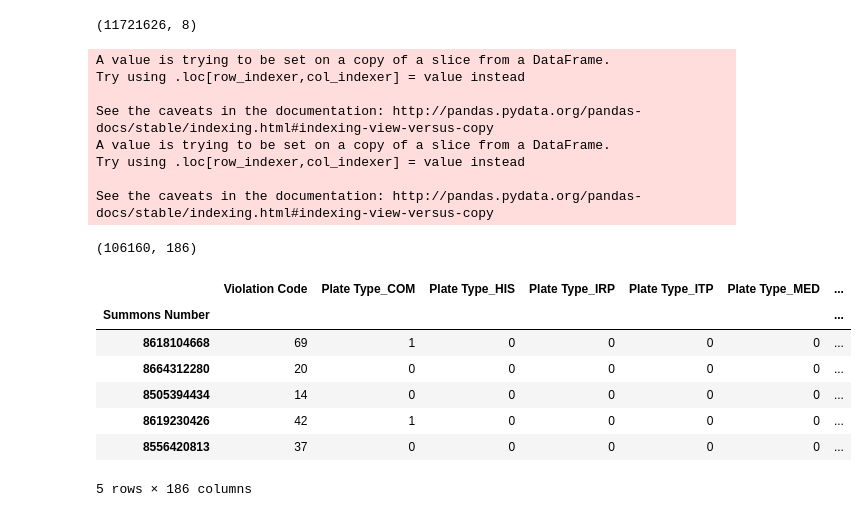
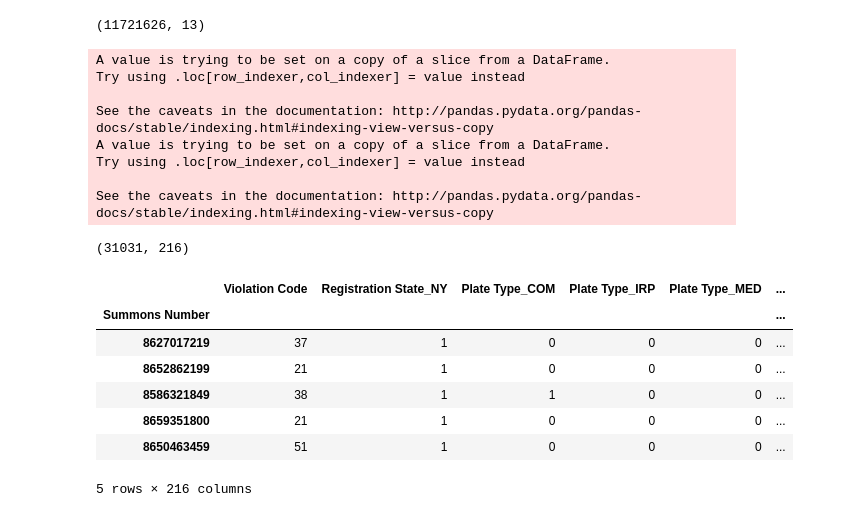
Before and after one commit to snalegave/nyc-parking-violations, a Jupyter notebook: prep_compile.ipynb, the cells around one changed output. Saved outputs shown, nothing was run; the diff lists cells and outputs as text; code cells hidden in the pictures.

```diff
--- a/prep_compile.ipynb
+++ b/prep_compile.ipynb
@@ -11,15 +11,14 @@ from sklearn.feature_selection import SelectPercentile, f_classif
 import matplotlib as mpl
 import matplotlib.pyplot as plt
 # %%
-full_df = pd.read_csv('./Parking_Violations_Issued_-_Fiscal_Year_2018.csv', usecols=  ['Summons Number','Plate Type',
-        'Violation Code', 'Vehicle Body Type', 'Vehicle Make', 'Vehicle Color', 'Violation County','Vehicle Year', 'Violation Time'],
+full_df = pd.read_csv('./Parking_Violations_Issued_-_Fiscal_Year_2018.csv', usecols=  ['Summons Number','Issue Date','Plate Type', 'Issuing Agency', 'Registration State',
+        'Violation Code', 'Vehicle Body Type', 'Sub Division', 'Law Section', 'Vehicle Make', 'Vehicle Color', 'Violation County','Vehicle Year', 'Violation Time'],
          index_col='Summons Number')
 # %%
 full_df.shape
 # %% [output]
-(11721626, 8)
+(11721626, 13)
 # %%
-# full_df.drop(columns=['Registration State', 'Issue Date' ,'Law Section','Sub Division', 'Vehicle Year'])
 sample_df = full_df.sample(n=150000)
 
 def initialClean(df):
@@ -33,8 +32,8 @@ def initialClean(df):
     plate_types = 'AGR MCD AMB MCL ARG MED ATD MOT ATV NLM AYG NYA BOB NYC BOT NYS CBS OMF CCK OML CHC OMO CLG OMR CMB OMS CME OMT CMH OMV COM ORC CSP ORG DLR PAS EDU PHS FAR PPH FPW PSD GAC RGC GFC RGL GSC SCL GSM SNO HAC Ham SOS HAM HIF SPO HIR SRF HIS SRN HOU STA HSM STG IRP SUP ITP TOW JCA TRA JCL THC JSC TRC JWV TRL LMA USC LMB USS LMC VAS LOC VPL LTR WUG LUA'.split(' ')
     df = df[df['Plate Type'].isin(plate_types)]
 
-#     reg_state = 'AL MT AK NE AZ NV AR NH CA NJ CO NM CT NY DE NC FL ND GA OH HI OK ID OR IL PA IN RI IA SC KS SD KY TN LA TX ME UT MD VT MA VA MI WA MN WV MS WI MO WY AB ON BC PE FO QB MB SK MX GV NB DP NF DC NT YT NS'.split(' ')
-#     df = df[df['Registration State'].isin(reg_state)]
+    reg_state = 'AL MT AK NE AZ NV AR NH CA NJ CO NM CT NY DE NC FL ND GA OH HI OK ID OR IL PA IN RI IA SC KS SD KY TN LA TX ME UT MD VT MA VA MI WA MN WV MS WI MO WY AB ON BC PE FO QB MB SK MX GV NB DP NF DC NT YT NS'.split(' ')
+    df = df[df['Registration State'].isin(reg_state)]
 
 #     Correct make and year of vehicle
     df = clean_make_year(df)
@@ -44,8 +43,8 @@ def initialClean(df):
     df = df[df['Vehicle Body Type'].isin(bodyTypes)]
 
 #     Removing Sub Divisions which don't follow city codes
-#     subDivisions = ['A0','A1','A2','A3','A4','A5','A6','A7','A8','A9','B1','B2','B3','B9','C0','C1','C2','C3','C4','C5','C6','C7','C8','C9','CM','D0','D1','D2','D3','D4','D5','D6','D7','D8','D9','E1','E2','E3','E4','E7','E9','F1','F2','F4','F5','F8','F9','G0','G1','G2','G3','G4','G5','G6','G7','G8','G9','GU','HB','HH','HR','HS','H1','H2','H3','H4','H5','H6','H7','H8','H9','I1','I2','I3','I4','I5','I6','I7','I8','I9','J1','J2','J3','J4','J5','J6','J7','J8','J9','K1','K2','K3','K4','K5','K6','K7','K8','K9','L1','L2','L3','L8','L9','M1','M2','M3','M4','M9','N1','N2','N3','N4','N9','O1','O2','O3','O4','O5','O6','O7','O8','O9','P1','P2','P3','P4','P5','P6','P7','P8','P9','Q1','Q2','Q3','Q4','Q5','Q6','Q7','Q8','Q9','RA','RB','RG','RH','RK','RP','RR','RS','RT','RW','R0','R1','R2','R3','R4','R5','R6','R7','R8','R9','S0','S1','S2','S3','S4','S5','S9','T1','T2','T9','U0','U1','U2','U3','U4','U5','U6','U7','U8','U9','V0','V1','V2','V3','V4','V5','V6','V7','V8','V9','W1','W2','W3','W4','W5','W6','W7','W8','W9','Y1','Y2','Y3','Y4','Y5','Y6','Y7','Y8','Y9','Z0','Z1','Z2','Z3','Z4','Z5','Z6','Z7','Z8','Z9']
-#     df = df[df['Sub Division'].isin(subDivisions)]
+    subDivisions = ['A0','A1','A2','A3','A4','A5','A6','A7','A8','A9','B1','B2','B3','B9','C0','C1','C2','C3','C4','C5','C6','C7','C8','C9','CM','D0','D1','D2','D3','D4','D5','D6','D7','D8','D9','E1','E2','E3','E4','E7','E9','F1','F2','F4','F5','F8','F9','G0','G1','G2','G3','G4','G5','G6','G7','G8','G9','GU','HB','HH','HR','HS','H1','H2','H3','H4','H5','H6','H7','H8','H9','I1','I2','I3','I4','I5','I6','I7','I8','I9','J1','J2','J3','J4','J5','J6','J7','J8','J9','K1','K2','K3','K4','K5','K6','K7','K8','K9','L1','L2','L3','L8','L9','M1','M2','M3','M4','M9','N1','N2','N3','N4','N9','O1','O2','O3','O4','O5','O6','O7','O8','O9','P1','P2','P3','P4','P5','P6','P7','P8','P9','Q1','Q2','Q3','Q4','Q5','Q6','Q7','Q8','Q9','RA','RB','RG','RH','RK','RP','RR','RS','RT','RW','R0','R1','R2','R3','R4','R5','R6','R7','R8','R9','S0','S1','S2','S3','S4','S5','S9','T1','T2','T9','U0','U1','U2','U3','U4','U5','U6','U7','U8','U9','V0','V1','V2','V3','V4','V5','V6','V7','V8','V9','W1','W2','W3','W4','W5','W6','W7','W8','W9','Y1','Y2','Y3','Y4','Y5','Y6','Y7','Y8','Y9','Z0','Z1','Z2','Z3','Z4','Z5','Z6','Z7','Z8','Z9']
+    df = df[df['Sub Division'].isin(subDivisions)]
 
 #     Correct color
     col_rem = ['PRW','MH','TPE','FT','TAUPE','GRU','XXX','WHBR','AZ','PL','GM','LGITH','BLPR','BK SL','RDBR','LEXUS','RDPR','BRK','MAXIM','BRT','GRBK','GU','BT','BL/SI','ZIWIY','WT BK','BN.','LTBK', 'PRBL','BLTN','VAN','BLT','BRG','GY TN','BLYW','BLBR','GY/BL','DODGE','MAZ','BWTH','IW','NMI','NOCLR','OTH','WYBLU','BKPR','GKN','WAJP','GYG','BRY','KX','VN  R','DKTN','RDTN','TQ','PLE','ORBK','GLGR','YAN','QGY','MITI','BL/WH','QUEEN','GRT','BLK/S','ORWH','BLE','MULT','ZJHT','BWR','BBRW','GRG','TN.','DARL','GYMR','GRGL','CNH', 'SC','GLBK', 'VN  S', 'COM''WT BL','LTPR','BLGL','GRAT','WORKH','GRBL','CRM','MUILT','K.','VLK','GA','RD BK','GYRD','ZKCXN','YE/OR','RDWH','GLK','GT','MC','BLR','KD','GRTN''WHOR','BM','WJT','BK/GR','DI', 'BKT', 'SIM','RDGR', 'RDT', 'WH BL','BE','RUST','WHBK','RY','UJ','GYGL','NH','WH/BL','RDBK','TL', 'BKRD','SR','BRU','BUS','GYQ','MUL','DECAL','BLBK','RDG','BON','LTBR','LTTN','TNGY','TNBL','GRGY','B L','BLWH','BK BL','TNG','RDGY','HRAU','CHAMP','BLKQ','BJ','WB','GYTN','BKBL','BLKL','WHRD','BRGR','BKG','BGE','-','TNRD','GRW','NOCL','W/B','GLBL','BRTOW','NO','RDBL',', ,U','BRZ','UNKNO','BLW','BLGR','GYBL','BLRD','WN','WHGR','GYGR','RDMR','BLB','WHG','GYBK','WHO','BKGR','TNR','OR BK','BLG','NOC','BKTN','MULTI','GYGY','RDW','WT/BL','BLGY','GYB','GYBR','UNK','BKGY', 'DK/', 'TN', 'PR', 'ALUMI', 'OTHER', 'LT/', 'WHB', 'WHBL', 'WHGY', 'TAN', 'LTT']
@@ -130,15 +129,15 @@ def initialClean(df):
 
 
 #     Adding Month and Year of the violation
-#     months = []
-#     years = []
-#     for k in df["Issue Date"]:
-#         months.append(int(k[3:5]))
-#         years.append(int(k[6:]))
-#     df["Month"] = months
-#     df['Year'] = years
+    months = []
+    years = []
+    for k in df["Issue Date"]:
+        months.append(int(k[3:5]))
+        years.append(int(k[6:]))
+    df["Month"] = months
+    df['Year'] = years
 
-    df.drop(columns=['Vehicle Make'],inplace=True)
+    df.drop(columns=['Vehicle Make', 'Issue Date'],inplace=True)
     return df
 
 def clean_make_year(clean):
@@ -175,43 +174,43 @@ def convert_to_datetime(x):
     return hrs
 
 sample_df = initialClean(sample_df)
 sample_df['Violation Time'] = sample_df['Violation Time'].dropna().apply(lambda x: convert_to_datetime(x))
 
 def get_col_dummies(df):
     for column in list(df):
         if column != 'Violation Code':
             one_hot = pd.get_dummies(df[column])
             one_hot.columns = [column+'_' + str(c) for c in one_hot.columns]
             df.drop(columns=[column],inplace=True)
             df = df.join(one_hot)
     return df
 sample_df = get_col_dummies(sample_df)
 
 # Remove colums with less than 30 'true' cases since they will have a low variance
 for col in sample_df.columns:
-    if (sample_df[col].value_counts()[1] < 10):
+    if (sample_df[col].value_counts()[1] < 25):
         sample_df.drop(columns=[col], inplace=True)
 
 print(sample_df.shape)
 sample_df.head()
 # %% [output]
 A value is trying to be set on a copy of a slice from a DataFrame.
 Try using .loc[row_indexer,col_indexer] = value instead
 
 See the caveats in the documentation: http://pandas.pydata.org/pandas-docs/stable/indexing.html#indexing-view-versus-copy
 A value is trying to be set on a copy of a slice from a DataFrame.
 Try using .loc[row_indexer,col_indexer] = value instead
 
 See the caveats in the documentation: http://pandas.pydata.org/pandas-docs/stable/indexing.html#indexing-view-versus-copy
-(106160, 186)
+(31031, 216)
-|  | Violation Code | Plate Type_COM | Plate Type_HIS | Plate Type_IRP | Plate Type_ITP | Plate Type_MED | ... |
-| Summons Number |  |  |  |  |  |  | ... |
-| 8618104668 | 69 | 1 | 0 | 0 | 0 | 0 | ... |
-| 8664312280 | 20 | 0 | 0 | 0 | 0 | 0 | ... |
-| 8505394434 | 14 | 0 | 0 | 0 | 0 | 0 | ... |
-| 8619230426 | 42 | 1 | 0 | 0 | 0 | 0 | ... |
-| 8556420813 | 37 | 0 | 0 | 0 | 0 | 0 | ... |
+|  | Violation Code | Registration State_NY | Plate Type_COM | Plate Type_IRP | Plate Type_MED | ... |
+| Summons Number |  |  |  |  |  | ... |
+| 8627017219 | 37 | 1 | 0 | 0 | 0 | ... |
+| 8652862199 | 21 | 1 | 0 | 0 | 0 | ... |
+| 8586321849 | 38 | 1 | 1 | 0 | 0 | ... |
+| 8659351800 | 21 | 1 | 0 | 0 | 0 | ... |
+| 8650463459 | 51 | 1 | 0 | 0 | 0 | ... |
-5 rows × 186 columns
+5 rows × 216 columns
 # %%
 sample_df.shape
 # %% [output]
```
Also changed, not shown: parts of 10 cells of this notebook.
